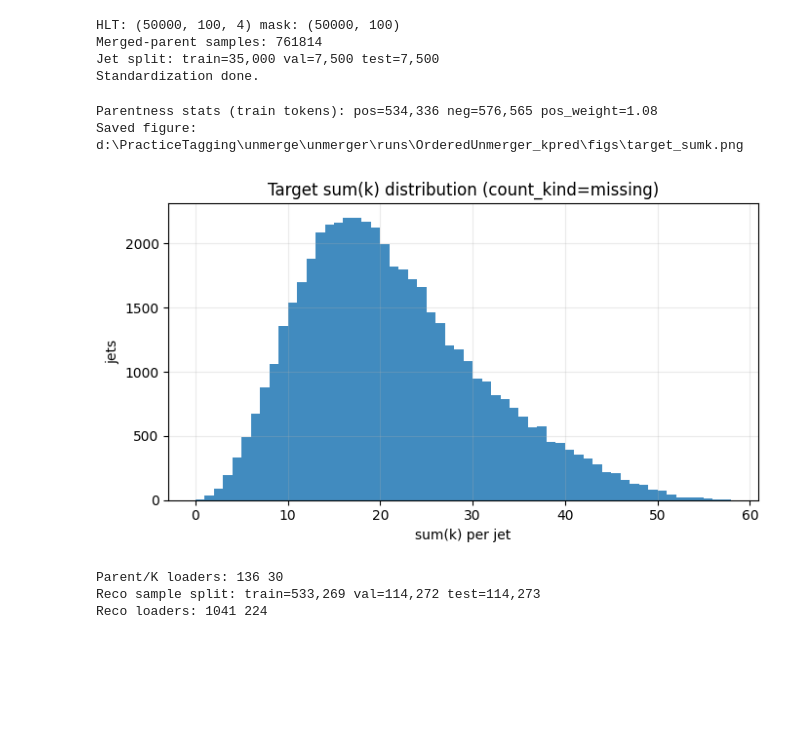
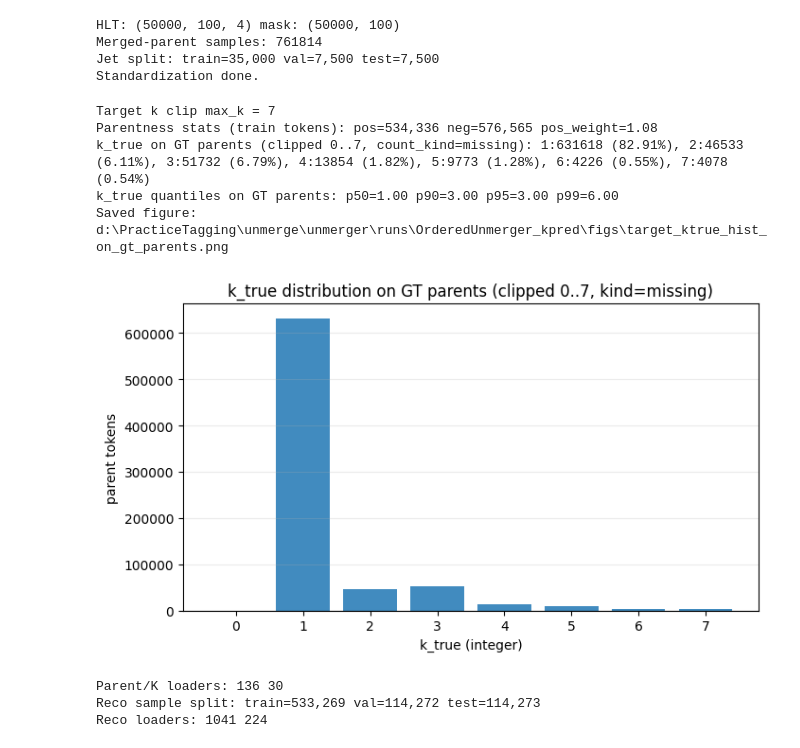
Before and after one commit to 29384729/Tagging, a Jupyter notebook: unmerger/unmerger.ipynb, the cells around one changed output. Cells and saved outputs as stored; diff of their text form; code cells hidden in the pictures; blank space fills up the shorter version.

```diff
--- a/unmerger/unmerger.ipynb
+++ b/unmerger/unmerger.ipynb
@@ -64,6 +64,10 @@ CONFIG = {
         'ff_dim': 512,
         'dropout': 0.1,
         'k_max': 8,
+        # k head mode:
+        # - 'reg': softplus regression with parent gating (old)
+        # - 'class': categorical P(k=j) over j in [0..max_k]
+        'k_mode': 'class',
         'k_softplus_beta': 0.2,
     },
     'target': {
@@ -112,6 +116,8 @@ CONFIG = {
         'thr_parent': 0.75,
         'max_split_parents': 20,
         'max_k_per_parent': 8,
+        # How to pick k when k_mode='class': 'expectation' | 'argmax'
+        'k_infer_mode': 'expectation',
     },
     'io': {
         'run_name': RUN_NAME,
@@ -208,43 +214,65 @@ max_k = CONFIG['target'].get('max_k', None)
 # If max_k is None, auto-clip k_true to match decoder capacity.
 # - For count_kind='missing': k_true is missing count, so max is (Kmax_children - 1)
 # - For count_kind='children': k_true is children count, so max is Kmax_children
 if max_k is None:
     if count_kind.lower() in ('missing', 'delta', 'deltan'):
         max_k = int(k_max) - 1
     else:
         max_k = int(k_max)
 print('Target k clip max_k =', max_k)
 
 parent_gt, k_true = tool.build_parent_targets_from_group_size(
     hlt_mask,
     group_size,
     count_kind=count_kind,
     max_k=max_k,
 )
 
 # Parent pos_weight on TRAIN tokens 是parent token在训练集中的比例
 pos = float(parent_gt[train_idx][hlt_mask[train_idx]].sum())
 neg = float(hlt_mask[train_idx].sum() - parent_gt[train_idx][hlt_mask[train_idx]].sum())
 parent_pos_weight = (neg / max(pos, 1.0))
 print(f"Parentness stats (train tokens): pos={int(pos):,} neg={int(neg):,} pos_weight={parent_pos_weight:.2f}")
 
 # Quick plots
-tgt_sum = k_true.sum(axis=1)
-fig_path = os.path.join(CONFIG['io']['fig_dir'], 'target_sumk.png')
-plt.figure(figsize=(7, 4))
-plt.hist(tgt_sum, bins= max(10, int(tgt_sum.max())), alpha=0.85)
-plt.title(f"Target sum(k) distribution (count_kind={count_kind})")
-plt.xlabel('sum(k) per jet')
-plt.ylabel('jets')
-plt.grid(True, alpha=0.25)
+# 统计 k_true 在 GT parents 上的分布（更贴近你关心的“每个 parent 缺多少/有多少”）
+parent_mask_all = (parent_gt > 0.5) & hlt_mask
+kt = k_true[parent_mask_all]
+
+K_plot = int(max_k) + 1  # bins cover 0..max_k
+kt_i = np.clip(np.rint(kt).astype(np.int64), 0, K_plot - 1) if kt.size > 0 else np.zeros((0,), dtype=np.int64)
+counts = np.bincount(kt_i, minlength=K_plot).astype(np.int64)
+
+n_tot = int(counts.sum())
+if n_tot == 0:
+    print('k_true stats: no GT parent tokens found.')
+else:
+    fracs = counts / float(n_tot)
+    parts = [f"{k}:{int(counts[k])} ({100.0*fracs[k]:.2f}%)" for k in range(K_plot) if counts[k] > 0]
+    print(f"k_true on GT parents (clipped 0..{K_plot-1}, count_kind={count_kind}): " + ', '.join(parts))
+    qs = np.quantile(kt_i.astype(np.float32), [0.5, 0.9, 0.95, 0.99]) if kt_i.size > 0 else [np.nan]*4
+    print(f"k_true quantiles on GT parents: p50={qs[0]:.2f} p90={qs[1]:.2f} p95={qs[2]:.2f} p99={qs[3]:.2f}")
+
+fig_path = os.path.join(CONFIG['io']['fig_dir'], 'target_ktrue_hist_on_gt_parents.png')
+plt.figure(figsize=(7.2, 4.2))
+xs = np.arange(K_plot)
+plt.bar(xs, counts, alpha=0.85)
+plt.xticks(xs)
+plt.title(f"k_true distribution on GT parents (clipped 0..{K_plot-1}, kind={count_kind})")
+plt.xlabel('k_true (integer)')
+plt.ylabel('parent tokens')
+plt.grid(True, axis='y', alpha=0.25)
 plt.tight_layout()
 plt.savefig(fig_path, dpi=160, bbox_inches='tight')
 print('Saved figure:', fig_path)
 plt.show()
 # %% [output]
+Target k clip max_k = 7
 Parentness stats (train tokens): pos=534,336 neg=576,565 pos_weight=1.08
-Saved figure: d:\PracticeTagging\unmerge\unmerger\runs\OrderedUnmerger_kpred\figs\target_sumk.png
+k_true on GT parents (clipped 0..7, count_kind=missing): 1:631618 (82.91%), 2:46533 (6.11%), 3:51732 (6.79%), 4:13854 (1.82%), 5:9773 (1.28%), 6:4226 (0.55%), 7:4078 (0.54%)
+k_true quantiles on GT parents: p50=1.00 p90=3.00 p95=3.00 p99=6.00
+Saved figure: d:\PracticeTagging\unmerge\unmerger\runs\OrderedUnmerger_kpred\figs\target_ktrue_hist_on_gt_parents.png
-[figure, old version]
+[figure, new version]
 # %%
 # Dataloaders
 bs_pk = int(CONFIG['train_parent_k']['batch_size'])
```
Also changed, not shown: parts of 2 cells of this notebook, 2 other files.
